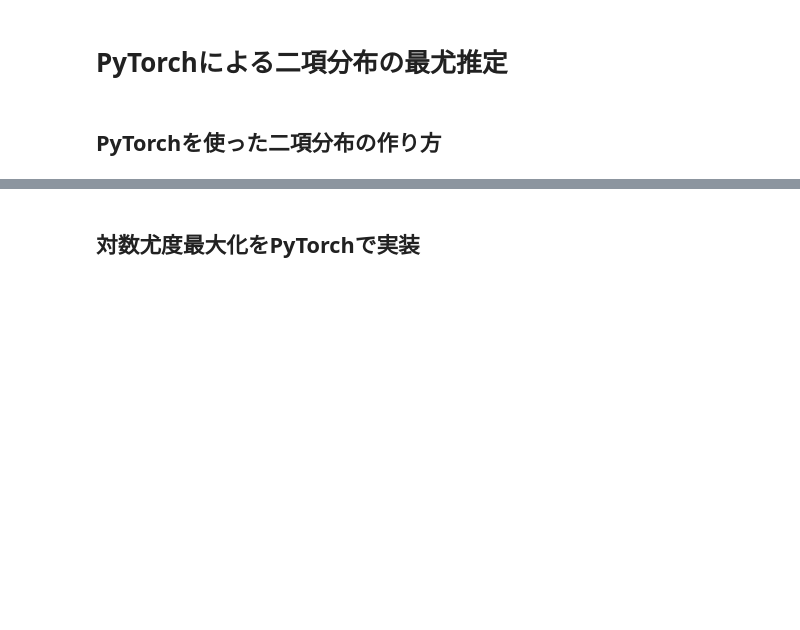
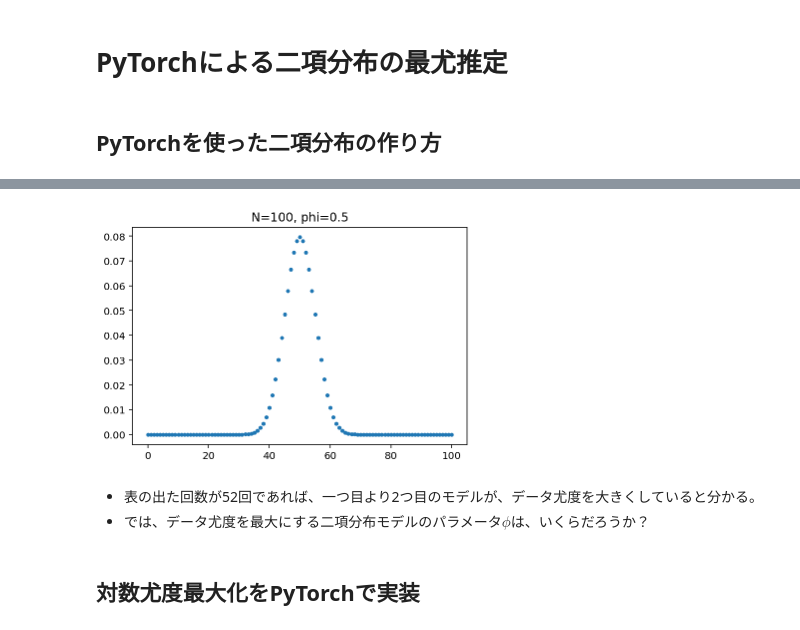
Before and after one commit to tomonari-masada/course2024-stats1, a Jupyter notebook: MLE_for_binomial_distributions.ipynb, the cells around one changed output, grey strips where cells are left out. Cells and saved outputs as stored; diff of their text form; code cells hidden in the pictures; blank space fills up the shorter version.

```diff
--- a/MLE_for_binomial_distributions.ipynb
+++ b/MLE_for_binomial_distributions.ipynb
@@ -37,0 +38,4 @@ plt.title("N=100, phi_head=0.5");
+# %%
+N = 100
+K = 52
+phi = 0.5
@@ -38,3 +49,12 @@ plt.title("N=100, phi_head=0.5");
+# %%
+x = range(N + 1)
+plt.plot(x, m.log_prob(torch.tensor(x)).exp().numpy(), '.')
+plt.title(f"N={N}, phi={phi}");
+# %% [output]
+[figure, added]
+# %% [markdown]
+* 表の出た回数が52回であれば、一つ目より2つ目のモデルが、データ尤度を大きくしていると分かる。
+* では、データ尤度を最大にする二項分布モデルのパラメータ$\phi$は、いくらだろうか？
 # %% [markdown]
 ## 対数尤度最大化をPyTorchで実装
 # %% [markdown]
```
Also changed, not shown: parts of 33 cells of this notebook.
